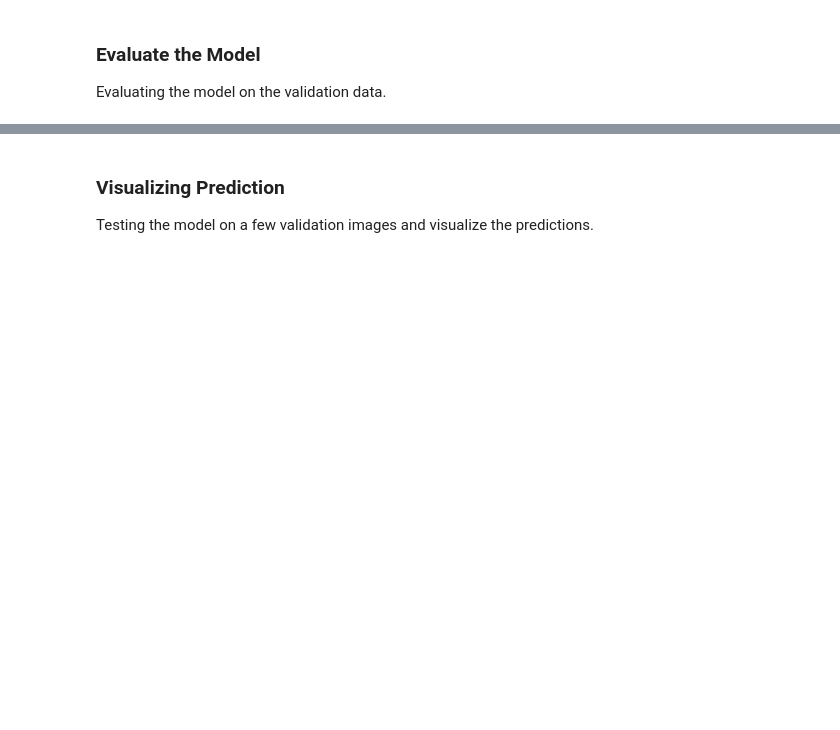
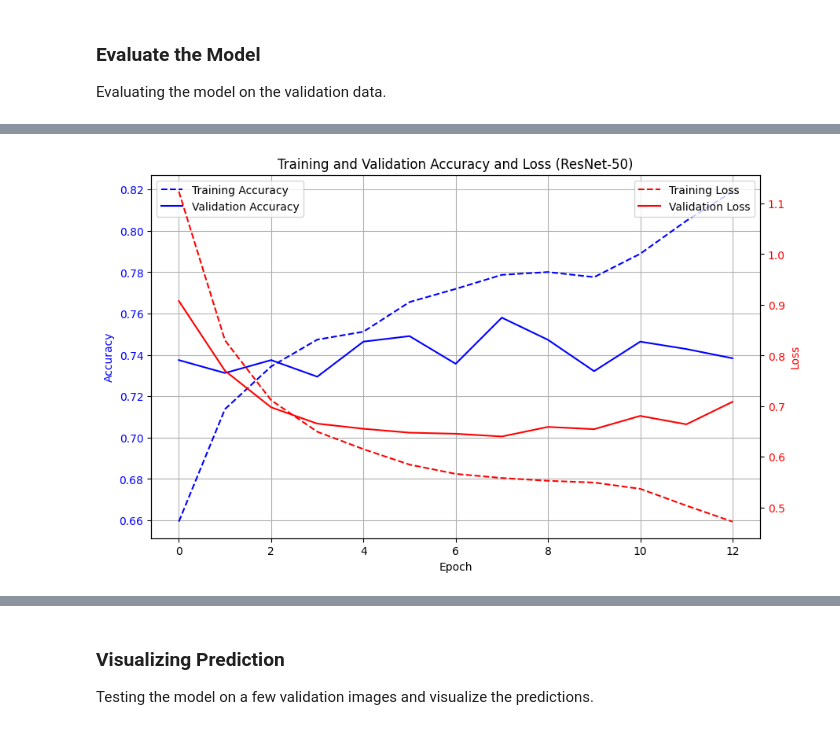
Before and after one commit to MominaSiddiq/AI_Generated_vs_HumanCreated_Sketches, a Jupyter notebook: AI_vs_Human_sketches_.ipynb, the cells around one changed output, grey strips where cells are left out. Drawn from its saved outputs; the diff is of its cells as text; code cells hidden in the pictures; blank space fills up the shorter version.

```diff
--- a/AI_vs_Human_sketches_.ipynb
+++ b/AI_vs_Human_sketches_.ipynb
@@ -639,0 +594,25 @@ plt.show()
+# %%
+# Plot training/validation accuracy and loss in one figure
+fig, ax1 = plt.subplots(figsize=(10, 6))
+
+# Plot accuracy on the left y-axis
+ax1.plot(history.history['accuracy'], label='Training Accuracy', color='blue', linestyle='--')
+ax1.plot(history.history['val_accuracy'], label='Validation Accuracy', color='blue')
+ax1.set_xlabel('Epoch')
+ax1.set_ylabel('Accuracy', color='blue')
+ax1.tick_params(axis='y', labelcolor='blue')
+ax1.legend(loc='upper left')
+ax1.grid(True)
+
+# Plot loss on the right y-axis
+ax2 = ax1.twinx()
+ax2.plot(history.history['loss'], label='Training Loss', color='red', linestyle='--')
+ax2.plot(history.history['val_loss'], label='Validation Loss', color='red')
+ax2.set_ylabel('Loss', color='red')
+ax2.tick_params(axis='y', labelcolor='red')
+ax2.legend(loc='upper right')
+
+plt.title('Training and Validation Accuracy and Loss (ResNet-50)')
+plt.show()
+# %% [output]
+[figure, added]
```
Also changed, not shown: parts of 23 cells of this notebook.
